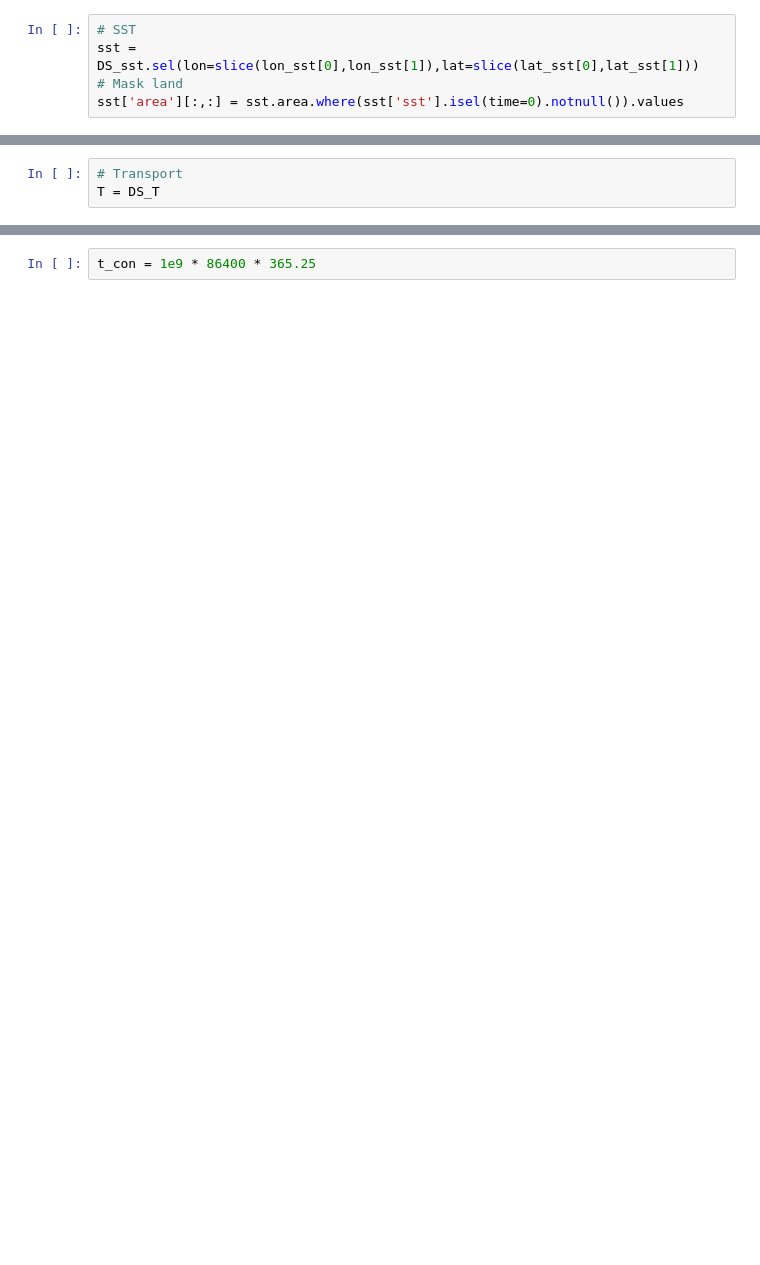
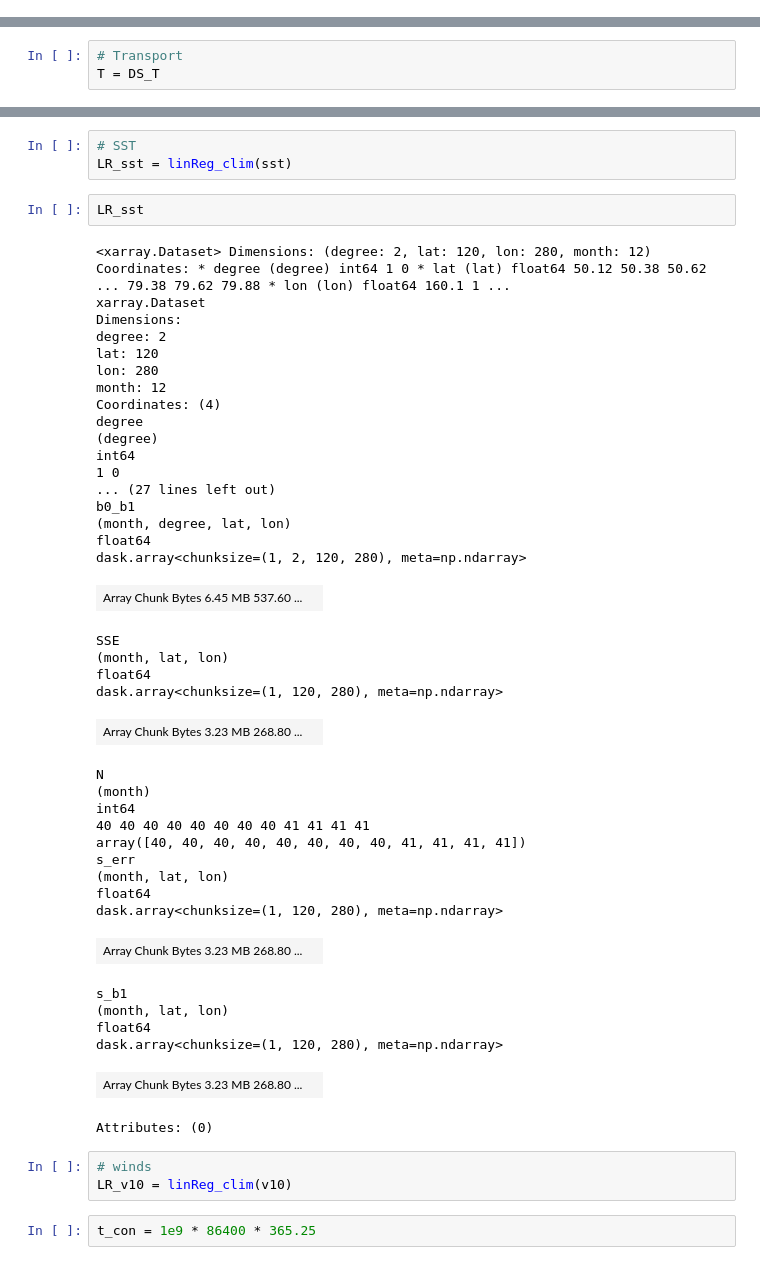
Before and after one commit to marionalberty/Chukchi_heatbudgets, a Jupyter notebook: notebooks/Bering_windTransportFeedback_Obs.ipynb, the cells around one changed output, grey strips where cells are left out. Cells and saved outputs as stored; diff of their text form; blank space fills up the shorter version.

```diff
--- a/notebooks/Bering_windTransportFeedback_Obs.ipynb
+++ b/notebooks/Bering_windTransportFeedback_Obs.ipynb
@@ -239,5 +159,0 @@ plt.show()
-# %%
-# SST
-sst = DS_sst.sel(lon=slice(lon_sst[0],lon_sst[1]),lat=slice(lat_sst[0],lat_sst[1]))
-# Mask land
-sst['area'][:,:] = sst.area.where(sst['sst'].isel(time=0).notnull()).values
@@ -277,2 +197,50 @@ s_b1.plot()
+# %%
+# SST
+LR_sst = linReg_clim(sst)
+# %%
+LR_sst
+# %% [output]
+<xarray.Dataset> Dimensions: (degree: 2, lat: 120, lon: 280, month: 12) Coordinates: * degree (degree) int64 1 0 * lat (lat) float64 50.12 50.38 50.62 ... 79.38 79.62 79.88 * lon (lon) float64 160.1 1 ...
+xarray.Dataset
+Dimensions:
+degree: 2
+lat: 120
+lon: 280
+month: 12
+Coordinates: (4)
+degree
+(degree)
+int64
+1 0
+... (27 lines left out)
+b0_b1
+(month, degree, lat, lon)
+float64
+dask.array<chunksize=(1, 2, 120, 280), meta=np.ndarray>
+| Array Chunk Bytes 6.45 MB 537.60 ... |  |
+SSE
+(month, lat, lon)
+float64
+dask.array<chunksize=(1, 120, 280), meta=np.ndarray>
+| Array Chunk Bytes 3.23 MB 268.80 ... |  |
+N
+(month)
+int64
+40 40 40 40 40 40 40 40 41 41 41 41
+array([40, 40, 40, 40, 40, 40, 40, 40, 41, 41, 41, 41])
+s_err
+(month, lat, lon)
+float64
+dask.array<chunksize=(1, 120, 280), meta=np.ndarray>
+| Array Chunk Bytes 3.23 MB 268.80 ... |  |
+s_b1
+(month, lat, lon)
+float64
+dask.array<chunksize=(1, 120, 280), meta=np.ndarray>
+| Array Chunk Bytes 3.23 MB 268.80 ... |  |
+Attributes: (0)
+# %%
+# winds
+LR_v10 = linReg_clim(v10)
 # %%
 t_con = 1e9 * 86400 * 365.25
```
Also changed, not shown: parts of 55 cells of this notebook.
